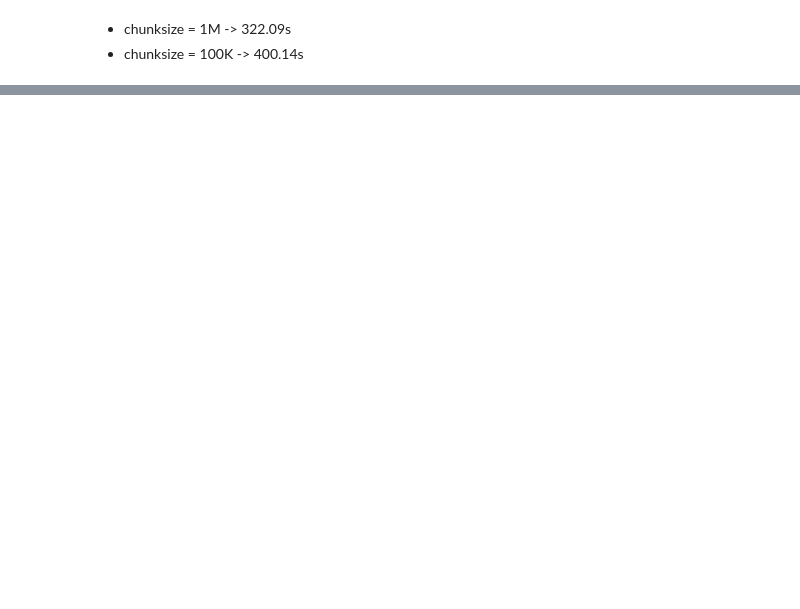
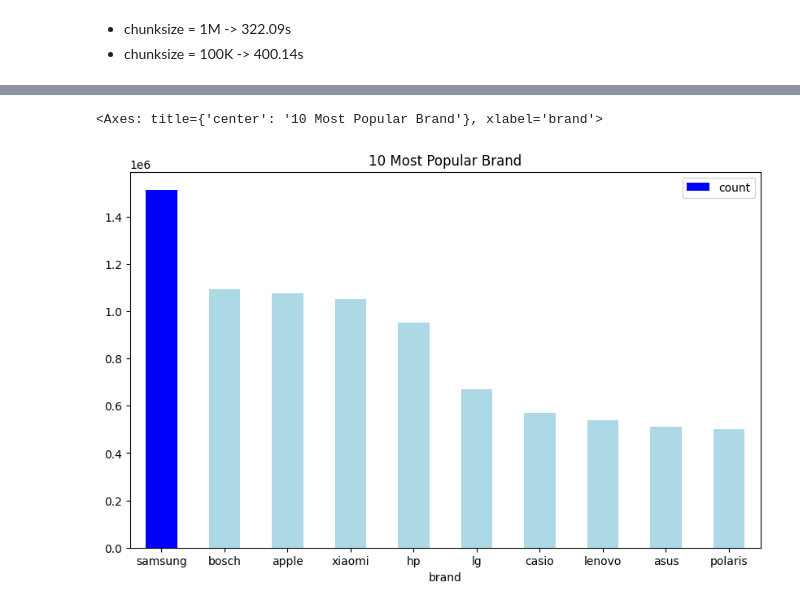
Before and after one commit to thien20/Handling-Data, a Jupyter notebook: analyst1.ipynb, the cells around one changed output, grey strips where cells are left out. Saved outputs shown, nothing was run; the diff lists cells and outputs as text; code cells hidden in the pictures; blank space fills up the shorter version.

```diff
--- a/analyst1.ipynb
+++ b/analyst1.ipynb
@@ -185,0 +212,7 @@ memory usage: 308.2+ KB
+# %%
+brand = pd.DataFrame()
+for chunk in brand_test:
+    print('Memory usage: {:.2f} MB'.format(chunk.memory_usage(deep=True).sum() / (1024 ** 2)))
+    brand = pd.concat([brand, chunk], ignore_index=True, sort=False)
+    print('Memory usage after concatenation: {:.2f} MB'.format(brand.memory_usage(deep=True).sum() / (1024 ** 2)))
+    print('-'*50)
@@ -185,0 +235,8 @@ memory usage: 308.2+ KB
+# %%
+brand['count'] = brand['count'].sort_values(ascending=False, ignore_index=True)
+# %%
+temp_brand = brand['category_code'].apply(lambda x: x.split('.')[0])
+temp_product = brand['category_code'].apply(lambda x: x.split('.')[1])
+brand['temp_category'] = temp_brand
+brand['temp_product'] = temp_product
+brand.drop(columns=['category_code'], inplace=True)
@@ -185,0 +259,3 @@ memory usage: 308.2+ KB
+# %%
+popular_brand = brand.groupby('brand')['count'].sum().reset_index().sort_values(by='count', ascending=False)
+popular_brand.head(10)
@@ -185,0 +274,8 @@ memory usage: 308.2+ KB
+# %%
+
+popular_brand.head(10).plot(x='brand', y='count', title='10 Most Popular Brand',
+                            kind='bar', figsize=(10, 6), rot=0,
+                            color=['blue' if x == popular_brand['count'].max() else 'lightblue' for x in popular_brand['count']])
+# %% [output]
+<Axes: title={'center': '10 Most Popular Brand'}, xlabel='brand'>
+[figure, added]
```
Also changed, not shown: parts of 20 cells of this notebook, 1 other file.
